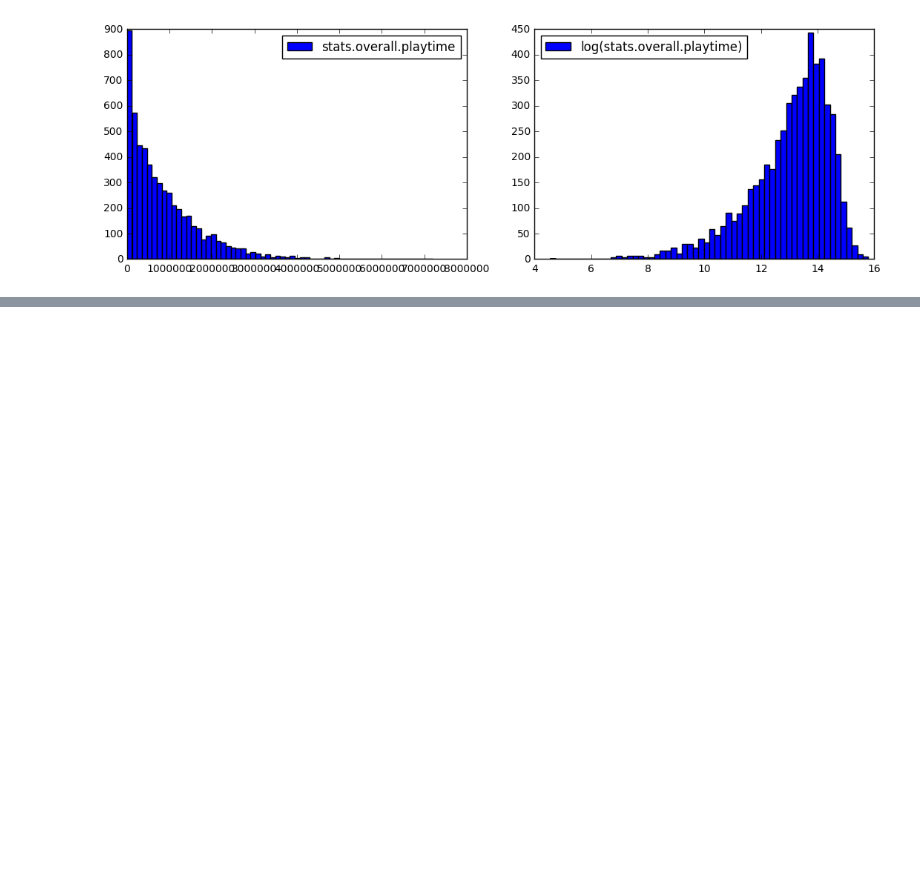
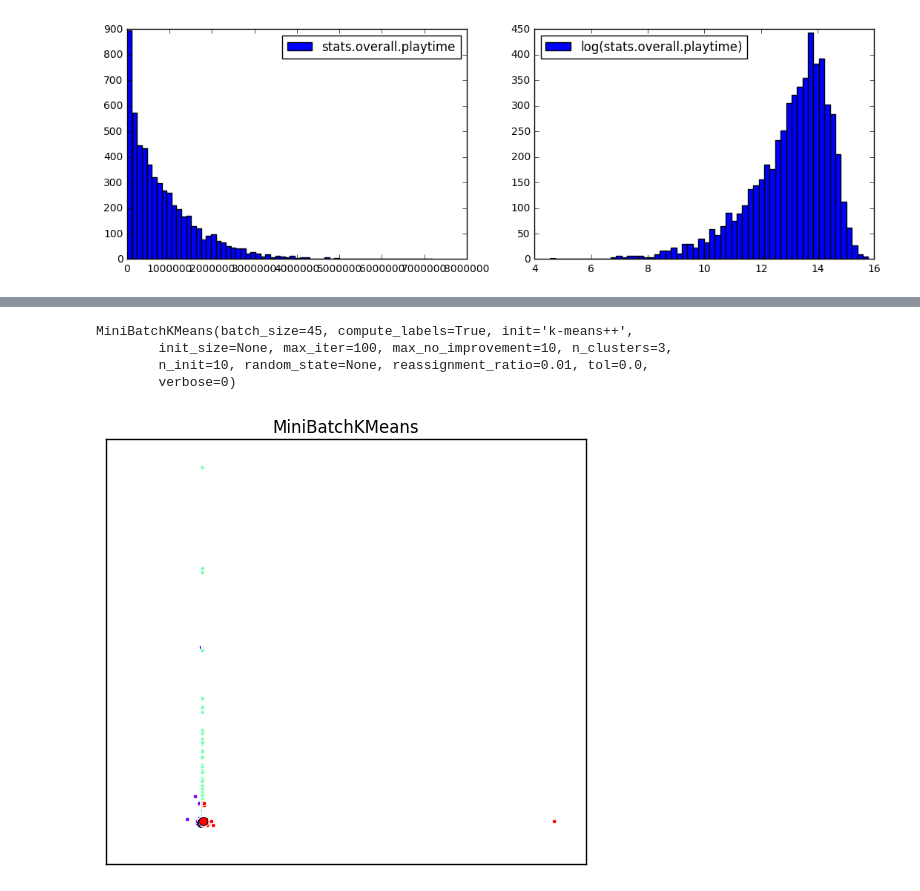
Before and after one commit to hernamesbarbara/r6stats, a Jupyter notebook: notebooks/Play Styles.ipynb, the cells around one changed output, grey strips where cells are left out. Cells and saved outputs as stored; diff of their text form; code cells hidden in the pictures; blank space fills up the shorter version.

```diff
--- a/notebooks/Play Styles.ipynb
+++ b/notebooks/Play Styles.ipynb
@@ -58,0 +80,47 @@ plt.show()
+# %%
+X = df_stats_normed.values
+n_clusters = 3
+batch_size = 45
+order = range(n_clusters)
+# %%
+pca = PCA(n_components=2, svd_solver='full')
+X = pca.fit_transform(X)
+# %%
+mbk = MiniBatchKMeans(init='k-means++', n_clusters=3, batch_size=batch_size,
+                      n_init=10, max_no_improvement=10, verbose=0)
+
+mbk.fit(pca.fit_transform(X))
+# %% [output]
+MiniBatchKMeans(batch_size=45, compute_labels=True, init='k-means++',
+        init_size=None, max_iter=100, max_no_improvement=10, n_clusters=3,
+        n_init=10, random_state=None, reassignment_ratio=0.01, tol=0.0,
+        verbose=0)
+# %%
+from matplotlib.pyplot import cm
+colors = cm.rainbow(np.linspace(0,1,n_clusters))
+# %%
+fig = plt.figure(figsize=(5, 5))
+fig.subplots_adjust(left=0.02, right=0.98, bottom=0.05, top=0.9)
+
+# We want to have the same colors for the same cluster from the
+# MiniBatchKMeans and the KMeans algorithm. Let's pair the cluster centers per
+# closest one.
+
+mbk_means_cluster_centers = np.sort(mbk.cluster_centers_, axis=0)
+mbk_means_labels = pairwise_distances_argmin(X, mbk_means_cluster_centers)
+
+# MiniBatchKMeans
+ax = fig.add_subplot(1, 1, 1)
+for k, col in zip(range(n_clusters), colors):
+    my_members = mbk_means_labels == order[k]
+    cluster_center = mbk_means_cluster_centers[order[k]]
+    ax.plot(X[my_members, 0], X[my_members, 1], 'w',
+            markerfacecolor=col, marker='.')
+    ax.plot(cluster_center[0], cluster_center[1], 'o', markerfacecolor=col,
+            markeredgecolor='k', markersize=6)
+ax.set_title('MiniBatchKMeans')
+ax.set_xticks(())
+ax.set_yticks(())
+plt.show()
+# %% [output]
+[figure, added]
```
Also changed, not shown: parts of 6 cells of this notebook, 3 other files.
